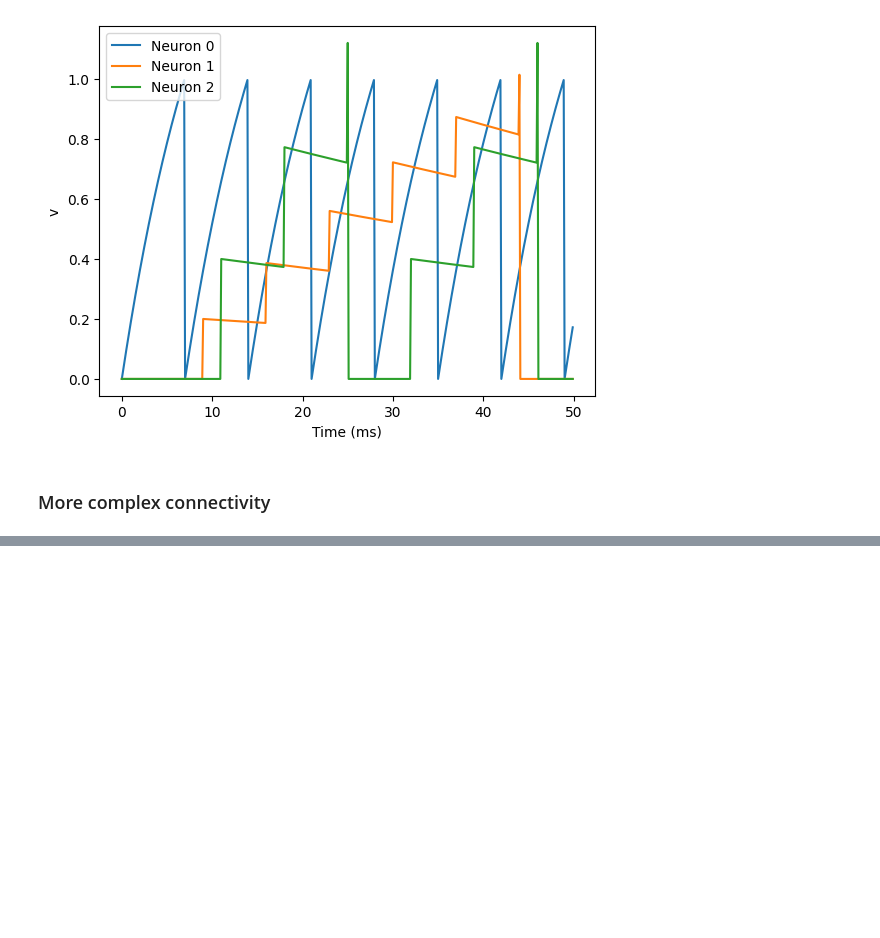
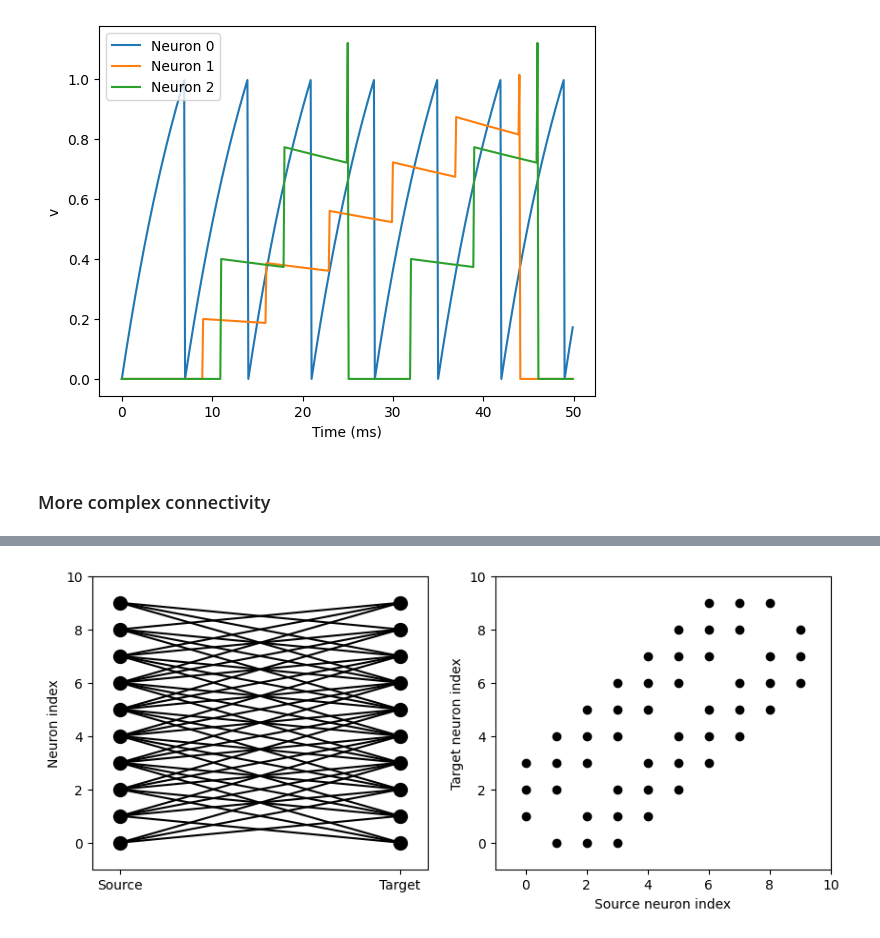
Before and after one commit to HyunsuLee/neural_dynamic_tutorial, a Jupyter notebook: brian_tutorial/Part_2_synapses.ipynb, the cells around one changed output, grey strips where cells are left out. Saved outputs shown, nothing was run; the diff lists cells and outputs as text; code cells hidden in the pictures; blank space fills up the shorter version.

```diff
--- a/brian_tutorial/Part_2_synapses.ipynb
+++ b/brian_tutorial/Part_2_synapses.ipynb
@@ -164,0 +190,11 @@ AxisError: axis 10 is out of bounds for array of dimension 0
+# %%
+start_scope()
+
+N = 10
+G = NeuronGroup(N, 'v:1')
+
+S = Synapses(G, G)
+S.connect(j='k for k in range(i-3, i+4) if i!=k', skip_if_invalid=True) # we can define by iterator, skip_if_invalid is to avoid the index out of range
+visualise_connectivity(S)
+# %% [output]
+[figure, added]
```
Also changed, not shown: parts of 10 cells of this notebook.
